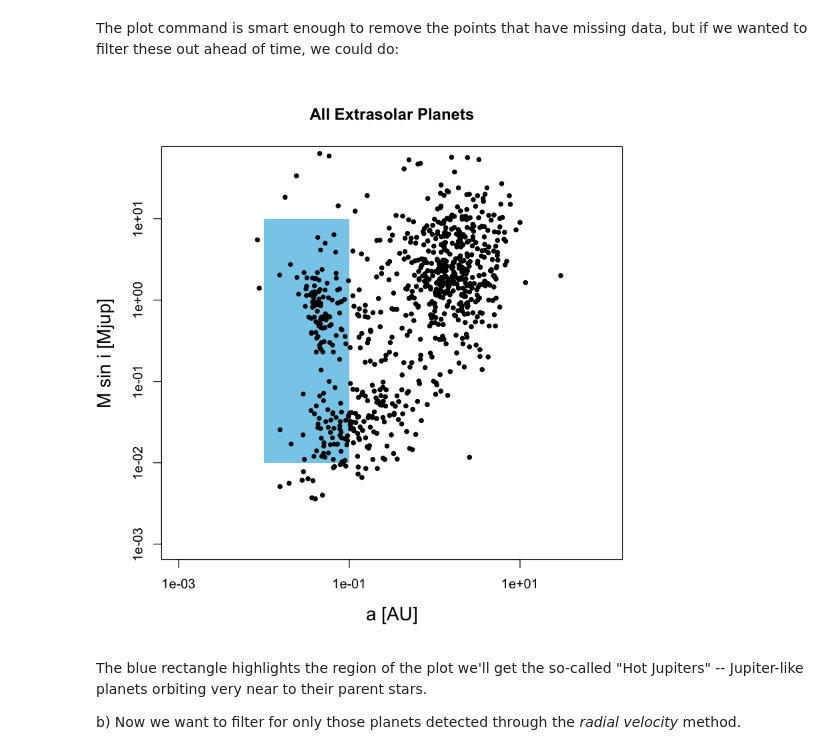
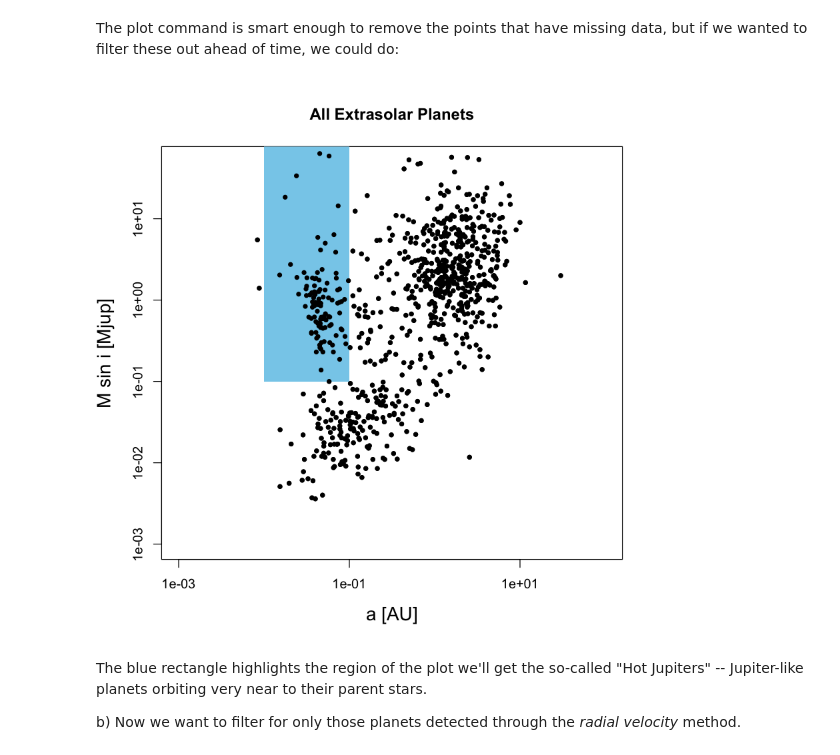
Before and after one commit to astro4dev/OAD-Data-Science-Toolkit, a Jupyter notebook: Teaching Materials/Data Wrangling/Examples/Exoplanets_sort_and_plot/Exoplanets_sort_and_plot.ipynb, the cells around one changed output. Drawn from its saved outputs; the diff is of its cells as text; code cells hidden in the pictures.

```diff
--- a/Teaching Materials/Data Wrangling/Examples/Exoplanets_sort_and_plot/Exoplanets_sort_and_plot.ipynb
+++ b/Teaching Materials/Data Wrangling/Examples/Exoplanets_sort_and_plot/Exoplanets_sort_and_plot.ipynb
@@ -50,25 +50,26 @@ plot(all$semi_major_axis,all$mass_sini,xlab= "a [AU]", xlim = c(1e-3,100), ylim
 The plot command is smart enough to remove the points that have missing data, but if we wanted to filter these out ahead of time, we could do:
 # %%
 # Load dplyr, which makes sorting dataframes a breeze
-library(dplyr)
+
+library(dplyr, lib.loc="/Library/Frameworks/R.framework/Versions/3.3/Resources/library")
 
 # Keep only the two columns of interest, and filter out all the NAs
 all %>%
 select(mass_sini, semi_major_axis) %>%
 na.omit() -> ma_array
 
 # Now plot these filtered data
 plot(ma_array$semi_major_axis, ma_array$mass_sini, xlab= "a [AU]", xlim = c(1e-3,100), ylim = c(1e-3, 50),
      pch = 20, ylab="M sin i [Mjup]", frame.plot = TRUE, cex.lab = 1.4, log = "xy", cex = 1.0,
     main = "All Extrasolar Planets")
 
 # Let's show where in the plot we'll find the Hot Jupiters by placing a partly transparent blue box over
-rect(0.01, 0.01, 0.1,10, col = "skyblue", border = "transparent")
+rect(0.01, 0.1, 0.1,100, col = "skyblue", border = "transparent")
 
 # The rectangle covers the data points, so let's plot them again, over the top
 points(ma_array$semi_major_axis, ma_array$mass_sini, pch = 20)
 # %% [output]
-[figure, old version]
+[figure, new version]
 # %% [markdown]
 The blue rectangle highlights the region of the plot we'll get the so-called "Hot Jupiters" -- Jupiter-like planets orbiting very near to their parent stars.
 
```
Also changed, not shown: parts of 1 cell of this notebook.
